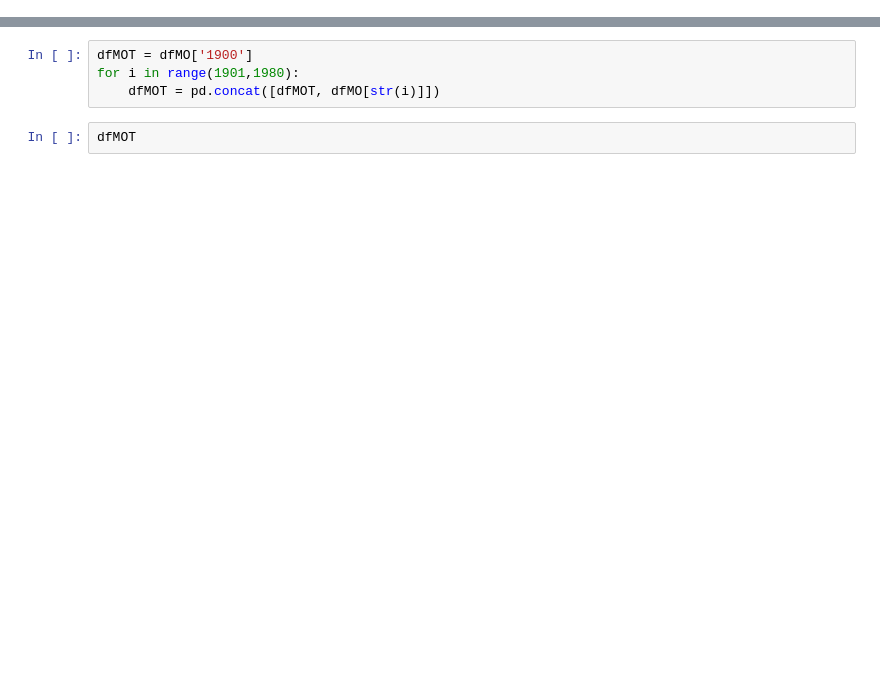
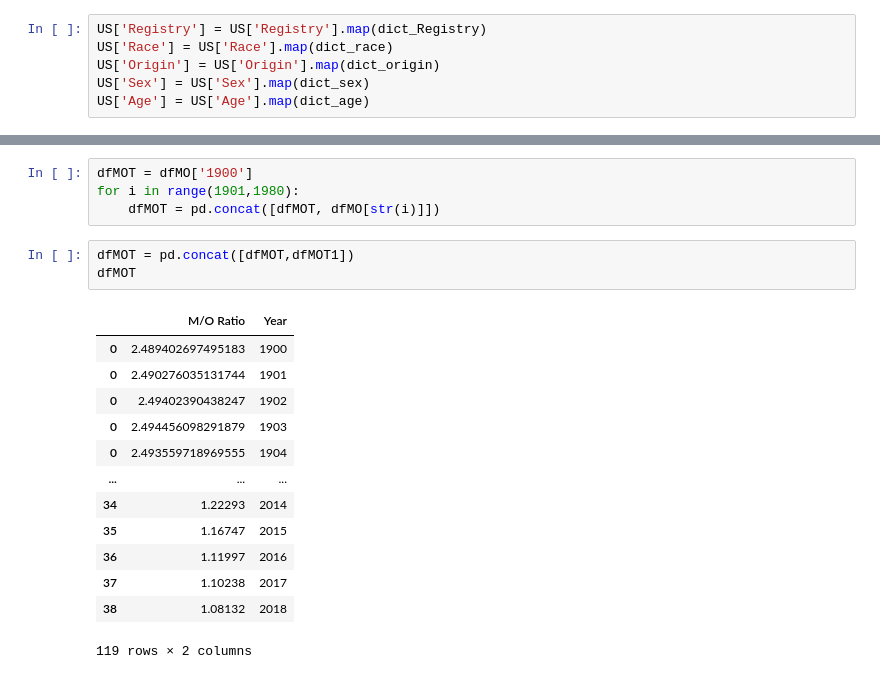
Before and after one commit to BruceKoh/Population-Growth-And-Market, a Jupyter notebook: MO/Getting Population Data.ipynb, the cells around one changed output, grey strips where cells are left out. Saved outputs shown, nothing was run; the diff lists cells and outputs as text; blank space fills up the shorter version.

```diff
--- a/MO/Getting Population Data.ipynb
+++ b/MO/Getting Population Data.ipynb
@@ -5,0 +50,6 @@ import os
+# %%
+US['Registry'] = US['Registry'].map(dict_Registry)
+US['Race'] = US['Race'].map(dict_race)
+US['Origin'] = US['Origin'].map(dict_origin)
+US['Sex'] = US['Sex'].map(dict_sex)
+US['Age'] = US['Age'].map(dict_age)
@@ -115,8 +150,23 @@ df_second.loc[['40 to 44 years','45 to 49 years']]
 dfMOT = dfMO['1900']
 for i in range(1901,1980):
     dfMOT = pd.concat([dfMOT, dfMO[str(i)]])
-# %%
-dfMOT
+# %%
+dfMOT = pd.concat([dfMOT,dfMOT1])
+dfMOT
+# %% [output]
+|  | M/O Ratio | Year |
+| 0 | 2.489402697495183 | 1900 |
+| 0 | 2.490276035131744 | 1901 |
+| 0 | 2.49402390438247 | 1902 |
+| 0 | 2.494456098291879 | 1903 |
+| 0 | 2.493559718969555 | 1904 |
+| ... | ... | ... |
+| 34 | 1.22293 | 2014 |
+| 35 | 1.16747 | 2015 |
+| 36 | 1.11997 | 2016 |
+| 37 | 1.10238 | 2017 |
+| 38 | 1.08132 | 2018 |
+119 rows × 2 columns
 # %%
 c = np.array(dfMOT['Year'])
 c = c.astype(int)
```
Also changed, not shown: parts of 13 cells of this notebook.
